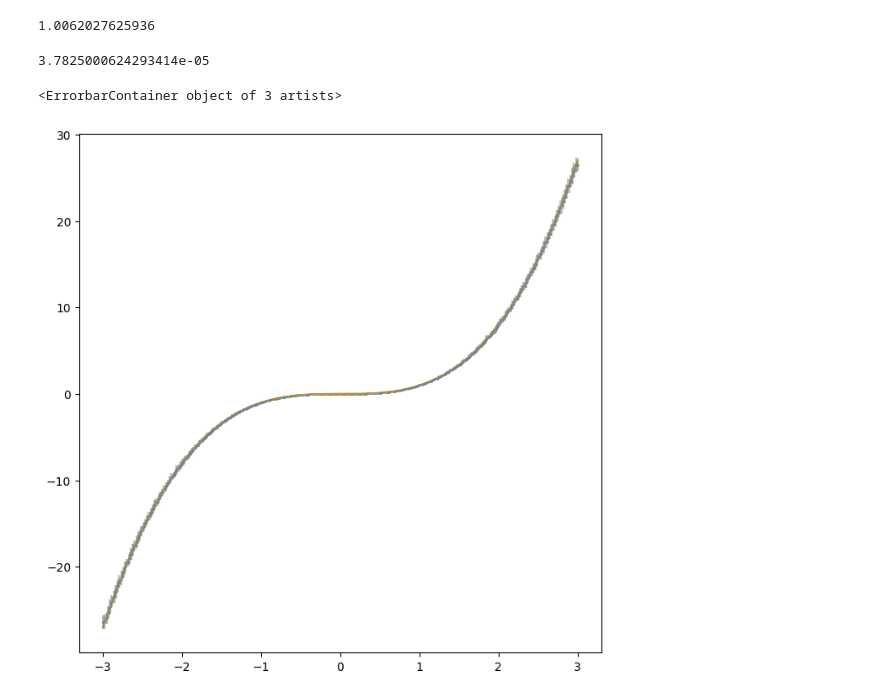
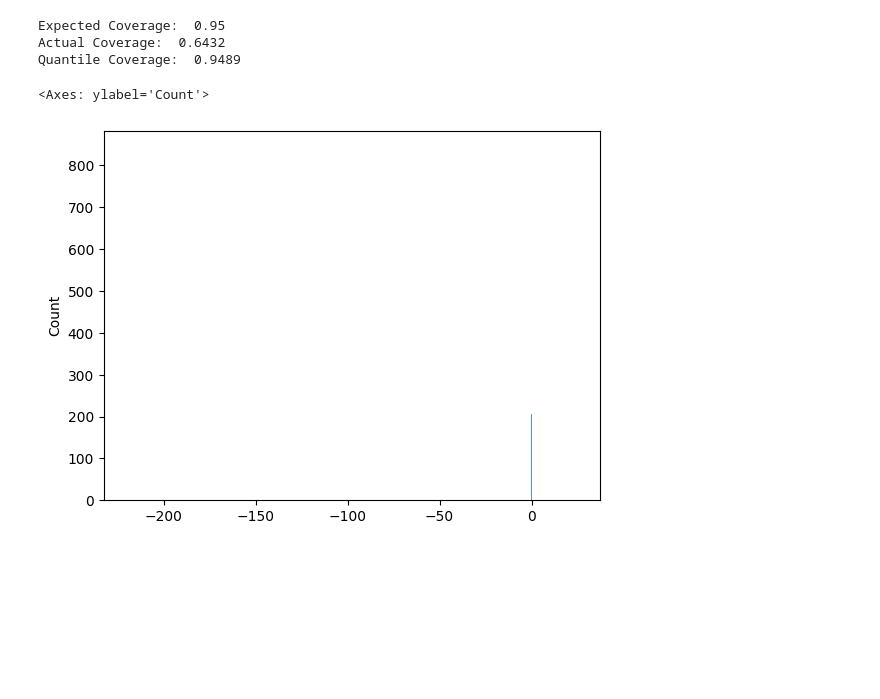
Before and after one commit to jakerhodes/RF-GAP-Python, a Jupyter notebook: test_pi.ipynb, the cells around one changed output. Saved outputs shown, nothing was run; the diff lists cells and outputs as text; code cells hidden in the pictures; blank space fills up the shorter version.

```diff
--- a/test_pi.ipynb
+++ b/test_pi.ipynb
@@ -40,17 +21,19 @@ pse = rf.oob_prediction_intervals(y, alpha = 0.05)
-# %%
-np.max(pse)
-# %% [output]
-1.0062027625936
-# %%
-np.min(pse)
-# %% [output]
-3.7825000624293414e-05
+# %%
+print('Expected Coverage: ', 1 - alpha)
+print('Actual Coverage: ', rf.oob_pi_coverage)
+print('Quantile Coverage: ', rf.q_pi_coverage)
+# %% [output]
+Expected Coverage:  0.95
+Actual Coverage:  0.6432
+Quantile Coverage:  0.9489
 # %%
-plt.figure(figsize=(8, 8))
-plt.scatter(x, rf.oob_prediction_, label='OOB Predictions', s = 0.5)
-plt.plot(x, y, label='True function', color='orange')
-plt.errorbar(x, rf.oob_prediction_, pse, c = 'gray', alpha = 0.5)
+# plt.figure(figsize=(8, 8))
+# plt.scatter(x, rf.oob_prediction_, label='OOB Predictions', s = 0.5)
+# plt.plot(x, y, label='True function', color='orange')
+# plt.errorbar(x, rf.oob_prediction_, oob_pi, c = 'gray', alpha = 0.5)
-# %% [output]
-<ErrorbarContainer object of 3 artists>
-[figure, removed]
+# %%
+sns.histplot(rf.oob_prediction_ - y)
+# %% [output]
+<Axes: ylabel='Count'>
+[figure, added]
 # %%
```
Also changed, not shown: parts of 13 cells of this notebook.
